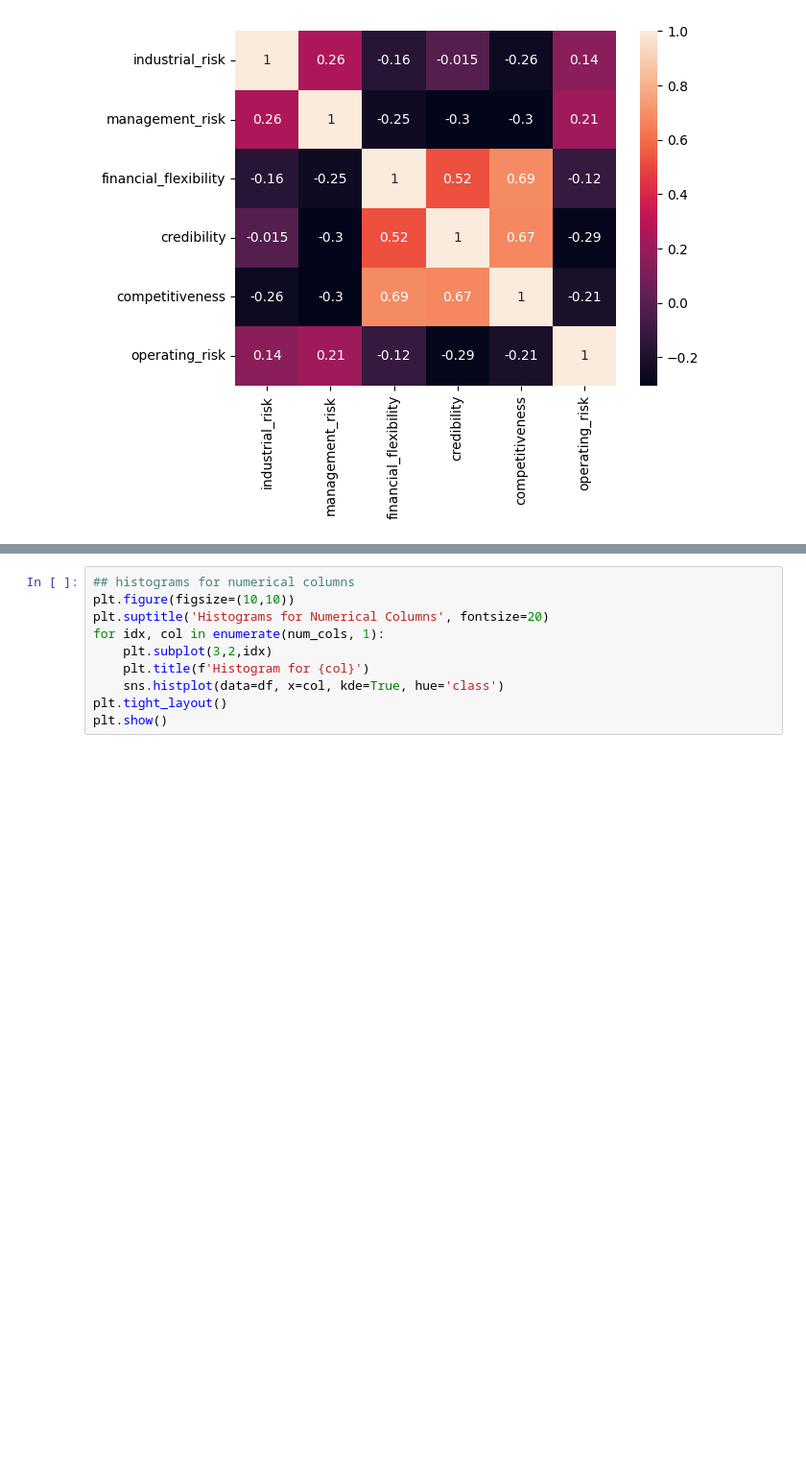
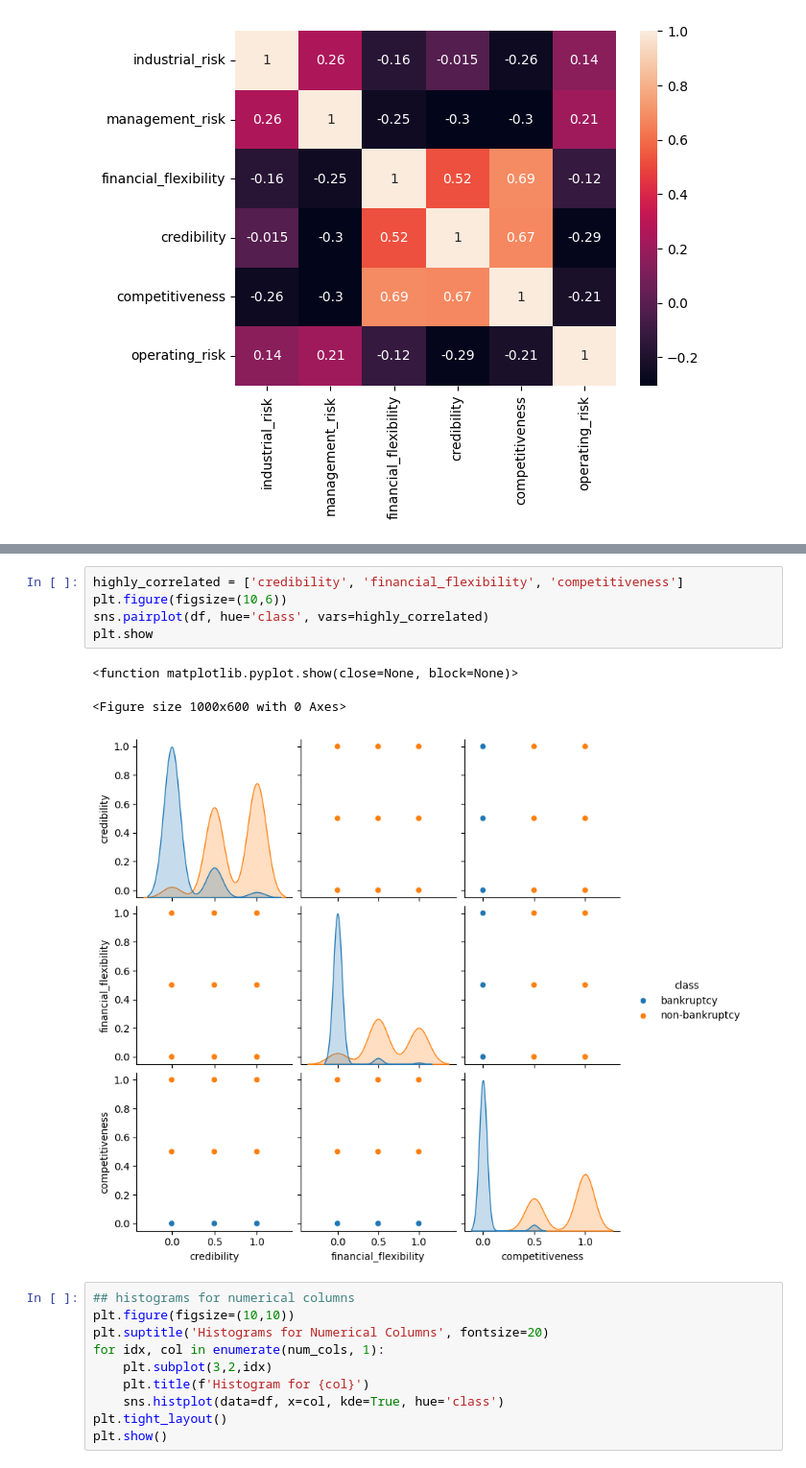
Before and after one commit to Subrat1920/Bankruptcy-Prevention, a Jupyter notebook: Notebook/EDA.ipynb, the cells around one changed output, grey strips where cells are left out. Shown at 96% size. Drawn from its saved outputs; the diff is of its cells as text; blank space fills up the shorter version.

```diff
--- a/Notebook/EDA.ipynb
+++ b/Notebook/EDA.ipynb
@@ -84,3 +95,12 @@ sns.heatmap(data=corr, annot=True)
+# %%
+highly_correlated = ['credibility', 'financial_flexibility', 'competitiveness']
+plt.figure(figsize=(10,6))
+sns.pairplot(df, hue='class', vars=highly_correlated)
+plt.show
+# %% [output]
+<function matplotlib.pyplot.show(close=None, block=None)>
+<Figure size 1000x600 with 0 Axes>
+[figure, added]
 # %%
 ## histograms for numerical columns
 plt.figure(figsize=(10,10))
```
Also changed, not shown: parts of 2 cells of this notebook, 2 other files.
